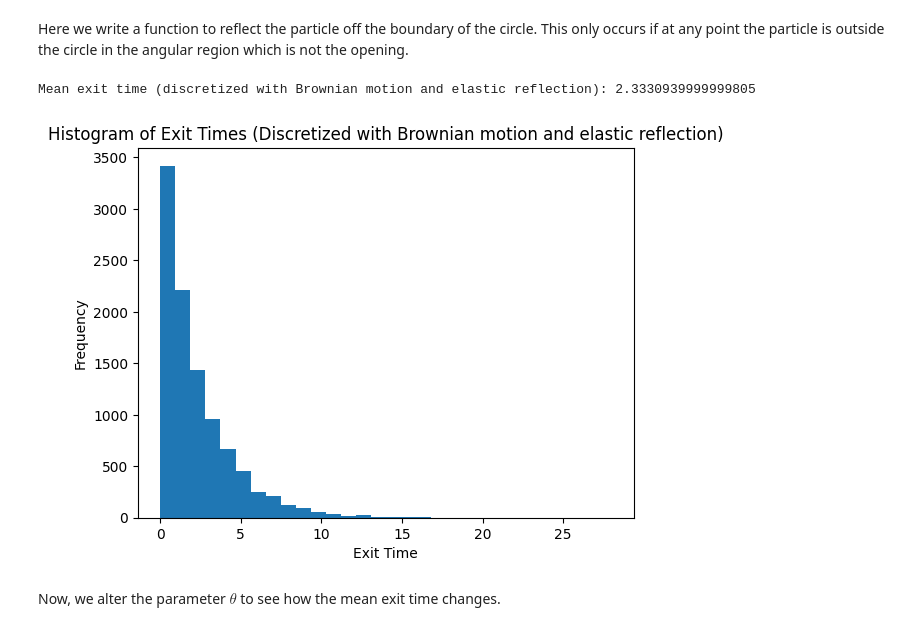
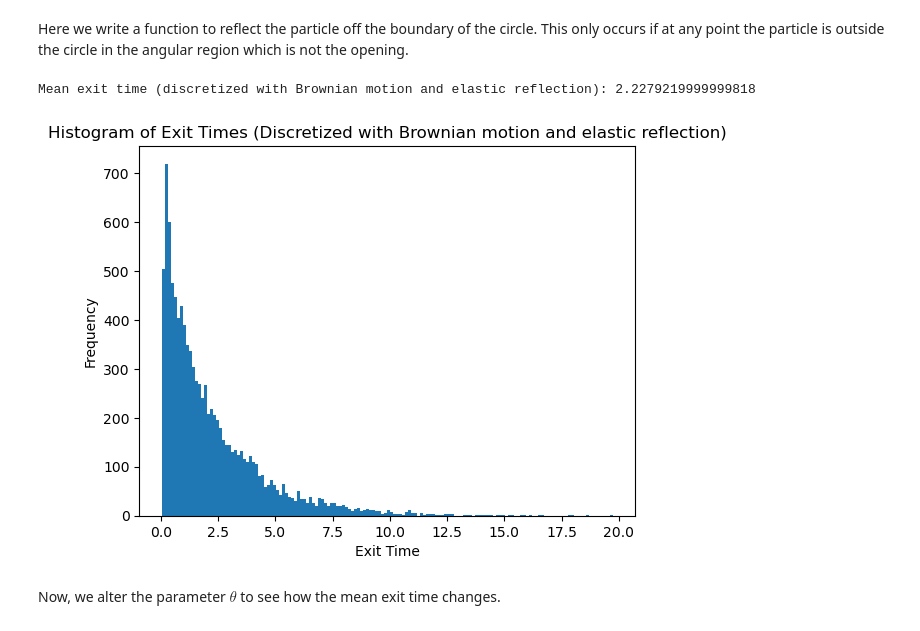
Before and after one commit to keshavganesh1/Stochastic-processes-particle-diffusion, a Jupyter notebook: particle_diffusion_cont.ipynb, the cells around one changed output. Drawn from its saved outputs; the diff is of its cells as text; code cells hidden in the pictures.

```diff
--- a/particle_diffusion_cont.ipynb
+++ b/particle_diffusion_cont.ipynb
@@ -31,10 +45,14 @@ In the following code, we set $\theta$ to be $\pi$/4, just to see general behavi
 # %%
 # Parameters
-r = 1.0  # radius of the circle
-theta = np.pi / 4  # exit angular width
-D = 1.0  # diffusion constant
-dt = 0.01  # time step
-num_particles = 10000  # number of particles to simulate
+default_experiment = E(
+    r = 1.0,
+    theta = np.pi / 4,
+    D = 1.0,
+    dt = 0.01,
+    num_particles = 10000,
+    x_start = 0.0,
+    y_start = 0.0
+)
 # %%
 def is_in_exit_segment(x, y, theta):
     angle = np.arctan2(y, x)
@@ -125,17 +140,34 @@ def simulate_particle():
+# %%
+def simulate_particle(experiment):
+    # Start at the center
+    x, y = experiment.x_start, experiment.y_start
+    time = 0.0
+
+    D = experiment.D
+    dt = experiment.dt
+    theta = experiment.theta
+    r = experiment.r
+
+    while time < experiment.T_lim:
+        x, y = brownian_step(x, y, experiment)
+        time += dt
+        if x**2 + y**2 > r**2:
+            return time
+    return None
 # %%
-mean_exit_times = [simulate_particle() for _ in range(num_particles)]
+mean_exit_times = [simulate_particle(default_experiment) for _ in range(default_experiment.num_particles)]
 mean_exit_time = np.mean(mean_exit_times)
 print(f"Mean exit time (discretized with Brownian motion and elastic reflection): {mean_exit_time}")
 # %% [output]
-Mean exit time (discretized with Brownian motion and elastic reflection): 2.3330939999999805
+Mean exit time (discretized with Brownian motion and elastic reflection): 2.2279219999999818
 # %%
 # Plot histogram of exit times
-plt.hist(mean_exit_times, bins=30)
+plt.hist(mean_exit_times, bins=150)
 plt.xlabel('Exit Time')
 plt.ylabel('Frequency')
 plt.title('Histogram of Exit Times (Discretized with Brownian motion and elastic reflection)')
 plt.show()
 # %% [output]
-[figure, old version]
+[figure, new version]
 # %% [markdown]
 Now, we alter the parameter $\theta$ to see how the mean exit time changes.
```
Also changed, not shown: parts of 12 cells of this notebook.
